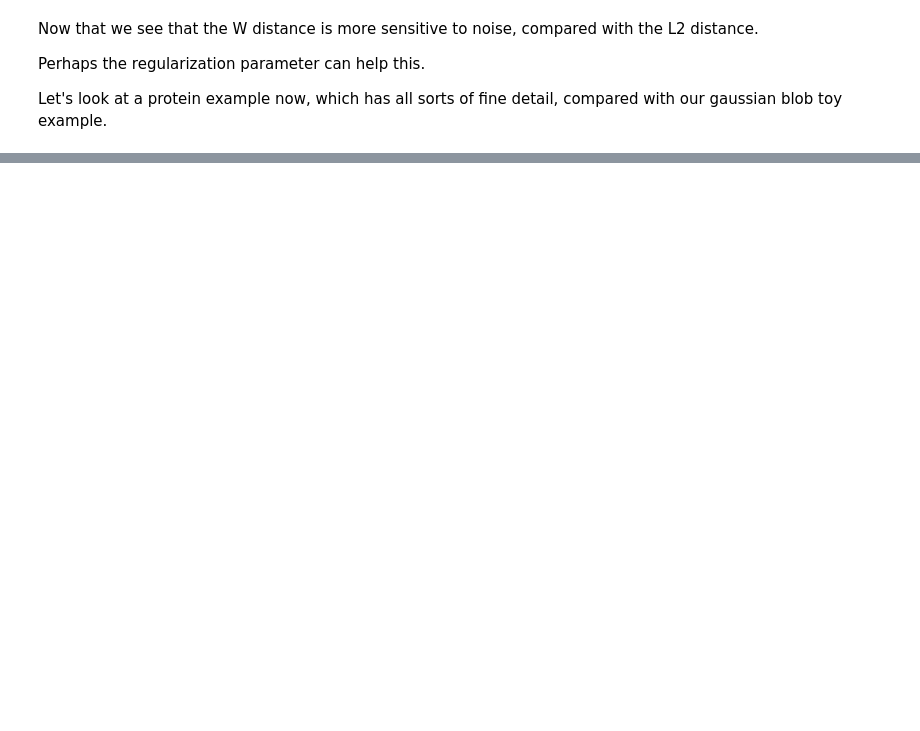
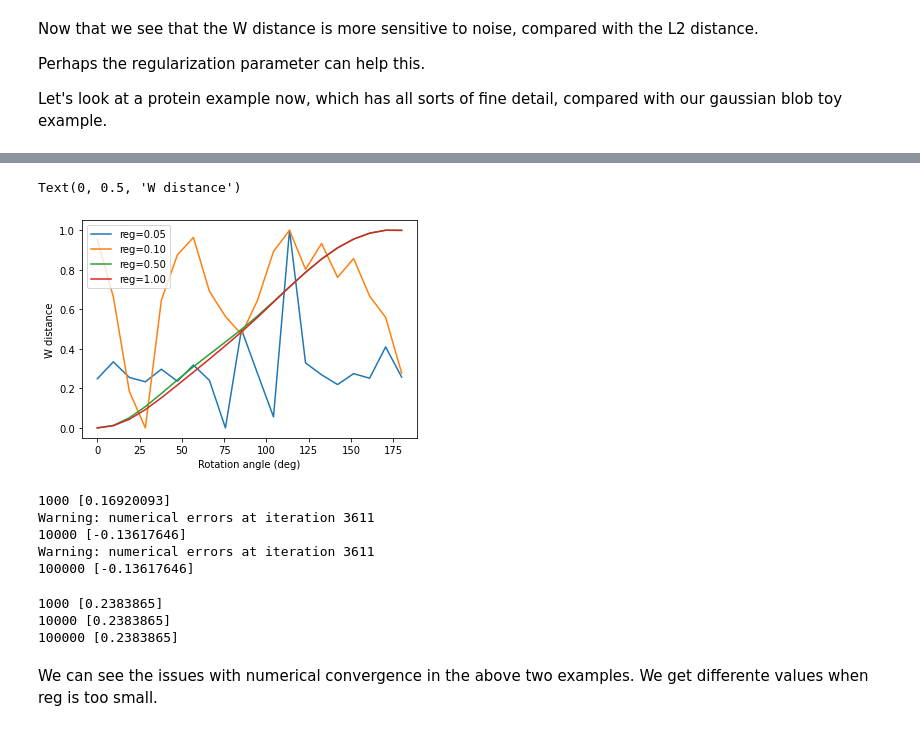
Before and after one commit to geoffwoollard/learn_cryoem_math, a Jupyter notebook: nb/ot_2d_rotate.ipynb, the cells around one changed output, grey strips where cells are left out. Saved outputs shown, nothing was run; the diff lists cells and outputs as text; code cells hidden in the pictures; blank space fills up the shorter version.

Commit message:
notes on Wp at different reg and noise.

```diff
--- a/nb/ot_2d_rotate.ipynb
+++ b/nb/ot_2d_rotate.ipynb
@@ -195,9 +189,0 @@ Text(0, 0.5, 'W distance')
-# %%
-W_01 = rownorm_01(W)
-
-for sigma_idx, sigma in enumerate(sigmas):
-  sr = pd.Series(W_01[sigma_idx,:])
-  sr.index = angles
-  ax = sr.plot(label='sigma=%.2f'%sigma,legend=True)
-ax.set_xlabel('Rotation angle (deg)')
-ax.set_ylabel('W distance')
@@ -210,3 +197,23 @@ Now that we see that the W distance is more sensitive to noise, compared with th
 Perhaps the regularization parameter can help this.
 
 Let's look at a protein example now, which has all sorts of fine detail, compared with our gaussian blob toy example.
+# %%
+num_angles = 20
+angles = np.linspace(0,180,num_angles)
+regs = [0.05,0.1,0.5,1]
+sigma = 0.3
+W = np.zeros((len(regs),num_angles))
+L2 = np.zeros_like(W)
+noise = np.random.normal(loc=0*I_2d,scale=sigma)
+
+for reg_idx, reg in enumerate(regs):
+  print(reg)
+  for angle_idx, angle in enumerate(angles):
+    I1 = rotate(I_2d,angle=angle/2,reshape=False)
+    I2 = rotate(I_2d,angle=-angle/2,reshape=False) + noise
+    I1_flat = I1[mask]
+    I1_flat /= I1_flat.sum()
+    I2_flat = I2[mask]
+    I2_flat /= I2_flat.sum()
+    W[reg_idx,angle_idx] = ot.sinkhorn2(I1_flat,I2_flat,C,reg=reg,numItermax=10**5)
+    L2[reg_idx,angle_idx] = np.sqrt(((I1_flat - I2_flat)**2).sum())
@@ -212,0 +238,30 @@ Let's look at a protein example now, which has all sorts of fine detail, compare
+# %%
+W_01 = rownorm_01(W.copy())
+
+for reg_idx, reg in enumerate(regs):
+  sr = pd.Series(W_01[reg_idx,:])
+  sr.index = angles
+  ax = sr.plot(label='reg=%.2f'%reg,legend=True)
+ax.set_xlabel('Rotation angle (deg)')
+ax.set_ylabel('W distance')
+# %% [output]
+Text(0, 0.5, 'W distance')
+[figure, added]
+# %%
+for numItermax in [10**3,10**4,10**5]:
+  print(numItermax,ot.sinkhorn2(I1_flat,I2_flat,C,reg=0.1,numItermax=numItermax))
+# %% [output]
+1000 [0.16920093]
+Warning: numerical errors at iteration 3611
+10000 [-0.13617646]
+Warning: numerical errors at iteration 3611
+100000 [-0.13617646]
+# %%
+for numItermax in [10**3,10**4,10**5]:
+  print(numItermax,ot.sinkhorn2(I1_flat,I2_flat,C,reg=0.5,numItermax=numItermax))
+# %% [output]
+1000 [0.2383865]
+10000 [0.2383865]
+100000 [0.2383865]
+# %% [markdown]
+We can see the issues with numerical convergence in the above two examples. We get differente values when reg is too small.
```
Also changed, not shown: parts of 12 cells of this notebook.
